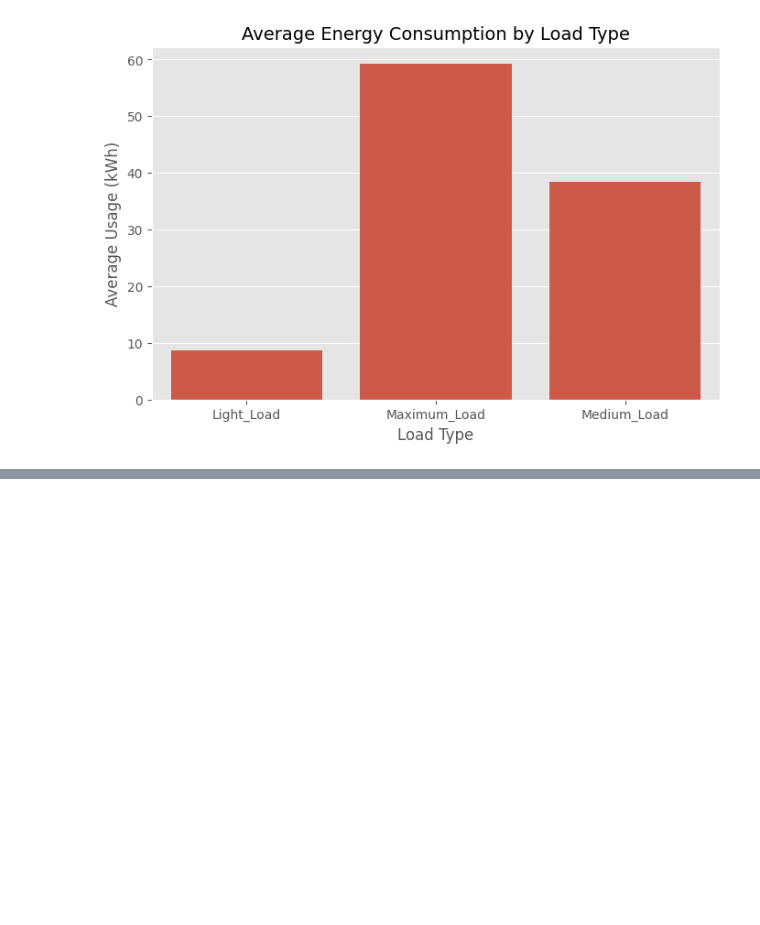
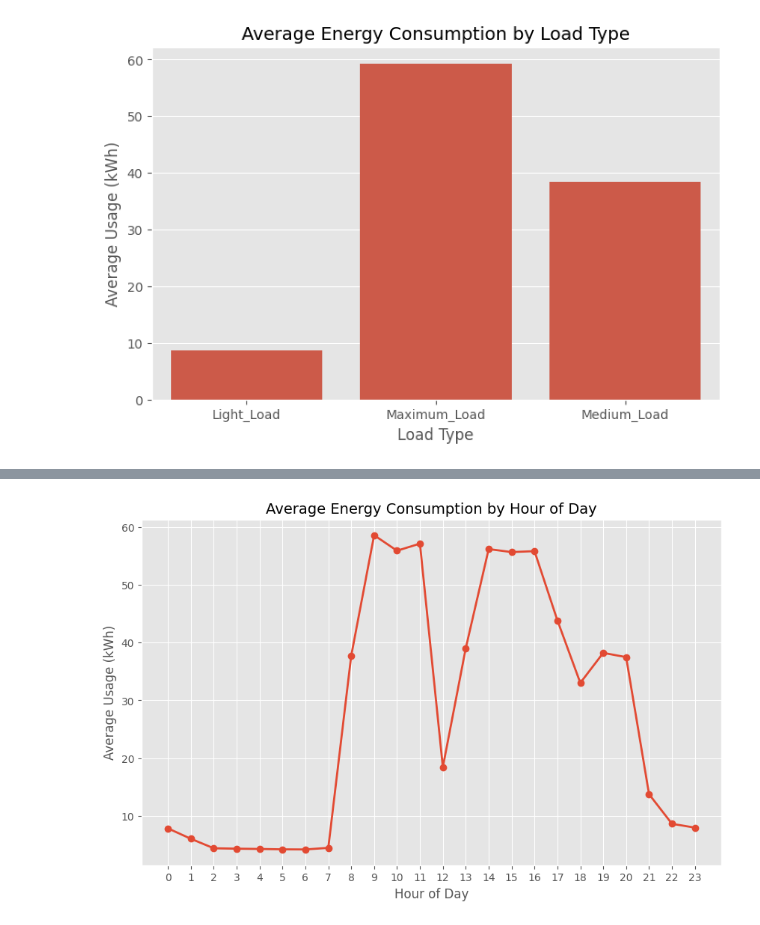
Before and after one commit to hania-sajjad/Week-2-Task, a Jupyter notebook: week2_eda.ipynb, the cells around one changed output, grey strips where cells are left out. Saved outputs shown, nothing was run; the diff lists cells and outputs as text; code cells hidden in the pictures; blank space fills up the shorter version.

Commit message:
Average Energy Consumption by Hour + Line Chart

```diff
--- a/week2_eda.ipynb
+++ b/week2_eda.ipynb
@@ -419,0 +424,6 @@ plt.show()
+# %%
+# Calculate average energy consumption for each hour
+hourly_usage = df.groupby('Hour')['Usage_kWh'].mean()
+
+# Display the results
+hourly_usage
@@ -419,0 +454,22 @@ plt.show()
+# %%
+plt.figure(figsize=(10,6))
+
+plt.plot(
+    hourly_usage.index,
+    hourly_usage.values,
+    marker='o',
+    linewidth=2
+)
+
+plt.title("Average Energy Consumption by Hour of Day", fontsize=14)
+plt.xlabel("Hour of Day", fontsize=12)
+plt.ylabel("Average Usage (kWh)", fontsize=12)
+
+# Show every hour on the x-axis
+plt.xticks(range(24))
+
+plt.grid(True)
+
+plt.show()
+# %% [output]
+[figure, added]
```
Also changed, not shown: parts of 3 cells of this notebook.
